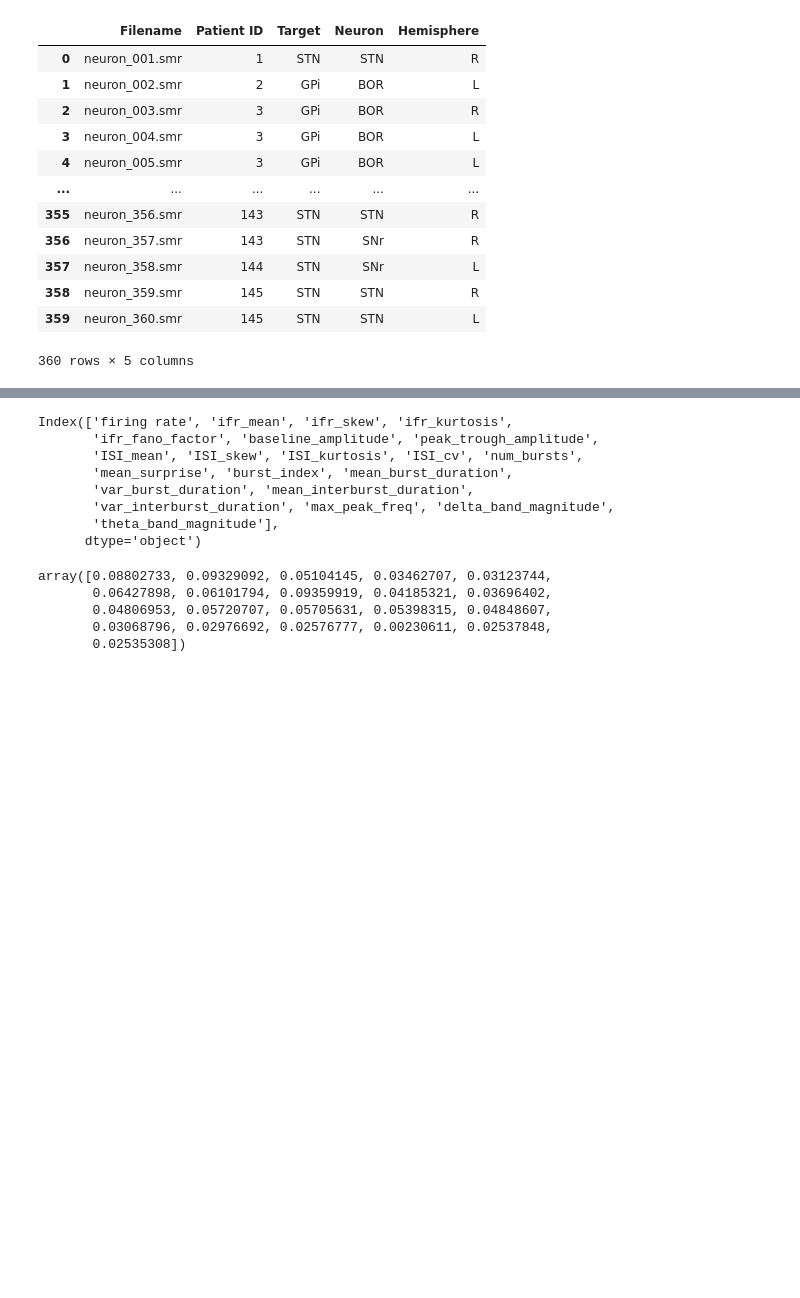
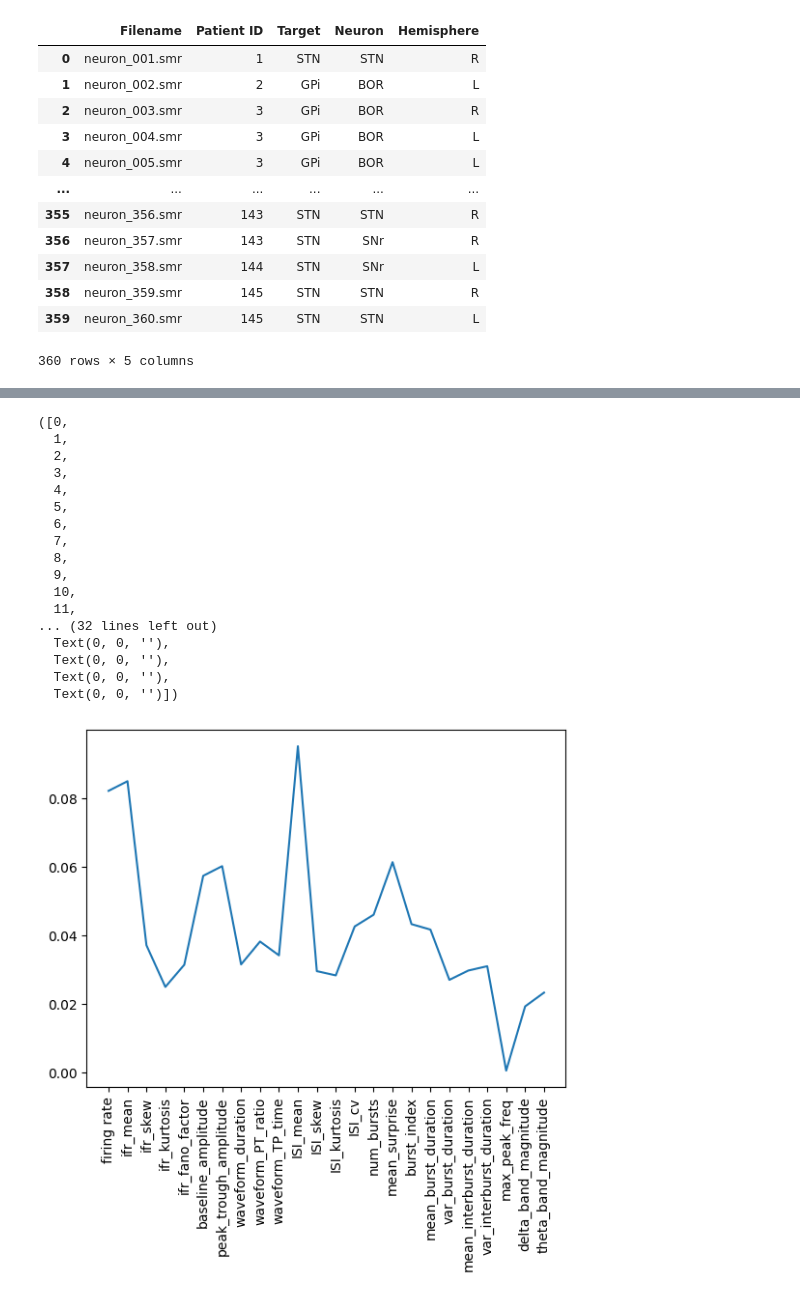
Before and after one commit to jazlynntan/BME1500H_group5, a Jupyter notebook: ModelTraining.ipynb, the cells around one changed output, grey strips where cells are left out. Saved outputs shown, nothing was run; the diff lists cells and outputs as text; code cells hidden in the pictures; blank space fills up the shorter version.

```diff
--- a/ModelTraining.ipynb
+++ b/ModelTraining.ipynb
@@ -136,8 +138,9 @@ metadata
 | 359 | neuron_360.smr | 145 | STN | STN | L |
 360 rows × 5 columns
 # %%
-results_df = pd.read_csv('ExtractedFeatures_v1.csv')
-# results_df = results_df.mask(results_df.applymap(str).eq('[]'))
+results_df = pd.read_csv('ExtractedFeatures_v2.csv')
+
+print(results_df.isnull().any())
 results_df.fillna(0,inplace=True)
 
 combined_data = pd.merge(metadata, results_df,on='Filename')
@@ -159,7 +179,7 @@ combined_data
 # %%
 features = results_df.columns
 features = features.drop(['Filename','alpha_band','beta_band','gamma_band','Unnamed: 0','delta_band', 'theta_band',
-       'delta_band_freq', 'theta_band_freq'])
+       'delta_band_freq', 'theta_band_freq','waveform_halfwidth','waveform_positive_spiking'])
 print(features)
 # %% [output]
 Index(['firing rate', 'ifr_mean', 'ifr_skew', 'ifr_kurtosis',
@@ -177,7 +198,11 @@ from sklearn.metrics import precision_score, recall_score, f1_score, accuracy_sc
 # %%
 X_train, X_test, y_train, y_test = train_test_split(combined_data[features],
                                                     combined_data['Neuron'],
+                                                    stratify=combined_data['Neuron'],
                                                     test_size=0.2, random_state=42)
+
+print('distribution in full dataset: ', np.unique(combined_data['Neuron'], return_counts=True))
+print('distribution in test set: ', np.unique(y_test, return_counts=True))
 
 RF = RandomForestClassifier(n_estimators=250, random_state=42)
 RF.fit(X_train, y_train)
@@ -187,10 +212,14 @@ test_pred = RF.predict(X_test)
 print('train precision:', precision_score(y_train,train_pred,average=None))
 print('train recall:', recall_score(y_train,train_pred,average=None))
 print('train f1:', f1_score(y_train,train_pred,average=None))
+matrix = confusion_matrix(y_train, train_pred)
+print('train accuracy:', matrix.diagonal()/matrix.sum(axis=1))
 
 print('test precision:', precision_score(y_test,test_pred,average=None))
 print('test recall:', recall_score(y_test,test_pred,average=None))
 print('test f1:', f1_score(y_test,test_pred,average=None))
+matrix = confusion_matrix(y_test, test_pred)
+print('test accuracy:', matrix.diagonal()/matrix.sum(axis=1))
 
 print('macro averaged')
 print('train precision:', precision_score(y_train,train_pred,average='macro'))
@@ -221,19 +254,22 @@ test accuracy 0.75
-# %%
-features
-# %% [output]
-Index(['firing rate', 'ifr_mean', 'ifr_skew', 'ifr_kurtosis',
-       'ifr_fano_factor', 'baseline_amplitude', 'peak_trough_amplitude',
-       'ISI_mean', 'ISI_skew', 'ISI_kurtosis', 'ISI_cv', 'num_bursts',
-       'mean_surprise', 'burst_index', 'mean_burst_duration',
-       'var_burst_duration', 'mean_interburst_duration',
-       'var_interburst_duration', 'max_peak_freq', 'delta_band_magnitude',
-       'theta_band_magnitude'],
-      dtype='object')
-# %%
-RF.feature_importances_
-# %% [output]
-array([0.08802733, 0.09329092, 0.05104145, 0.03462707, 0.03123744,
-       0.06427898, 0.06101794, 0.09359919, 0.04185321, 0.03696402,
-       0.04806953, 0.05720707, 0.05705631, 0.05398315, 0.04848607,
-       0.03068796, 0.02976692, 0.02576777, 0.00230611, 0.02537848,
-       0.02535308])
+# %%
+plt.plot(features, RF.feature_importances_)
+plt.xticks(rotation=90)
+# %% [output]
+([0,
+  1,
+  2,
+  3,
+  4,
+  5,
+  6,
+  7,
+  8,
+  9,
+  10,
+  11,
+... (32 lines left out)
+  Text(0, 0, ''),
+  Text(0, 0, ''),
+  Text(0, 0, ''),
+  Text(0, 0, '')])
+[figure, added]
```
Also changed, not shown: parts of 11 cells of this notebook, 3 other files.
